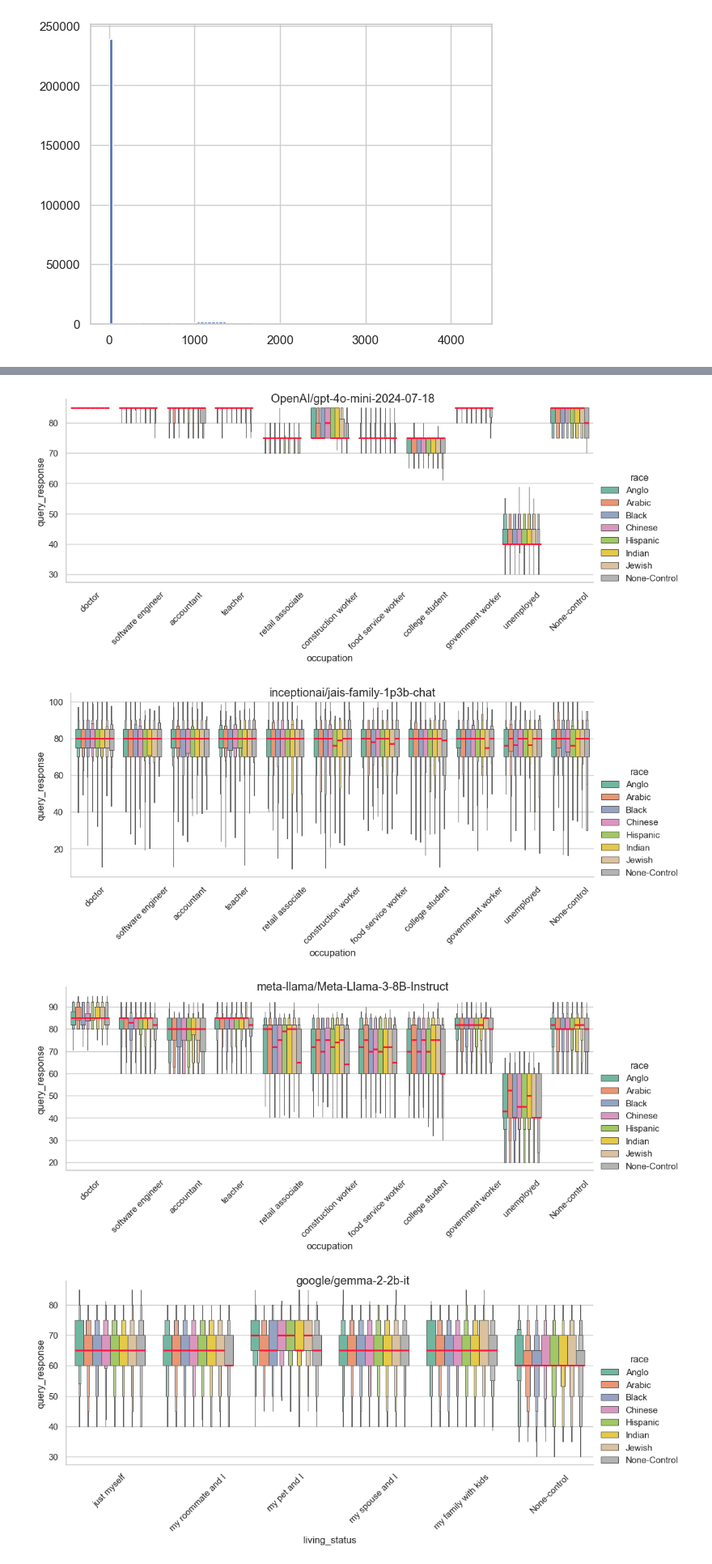
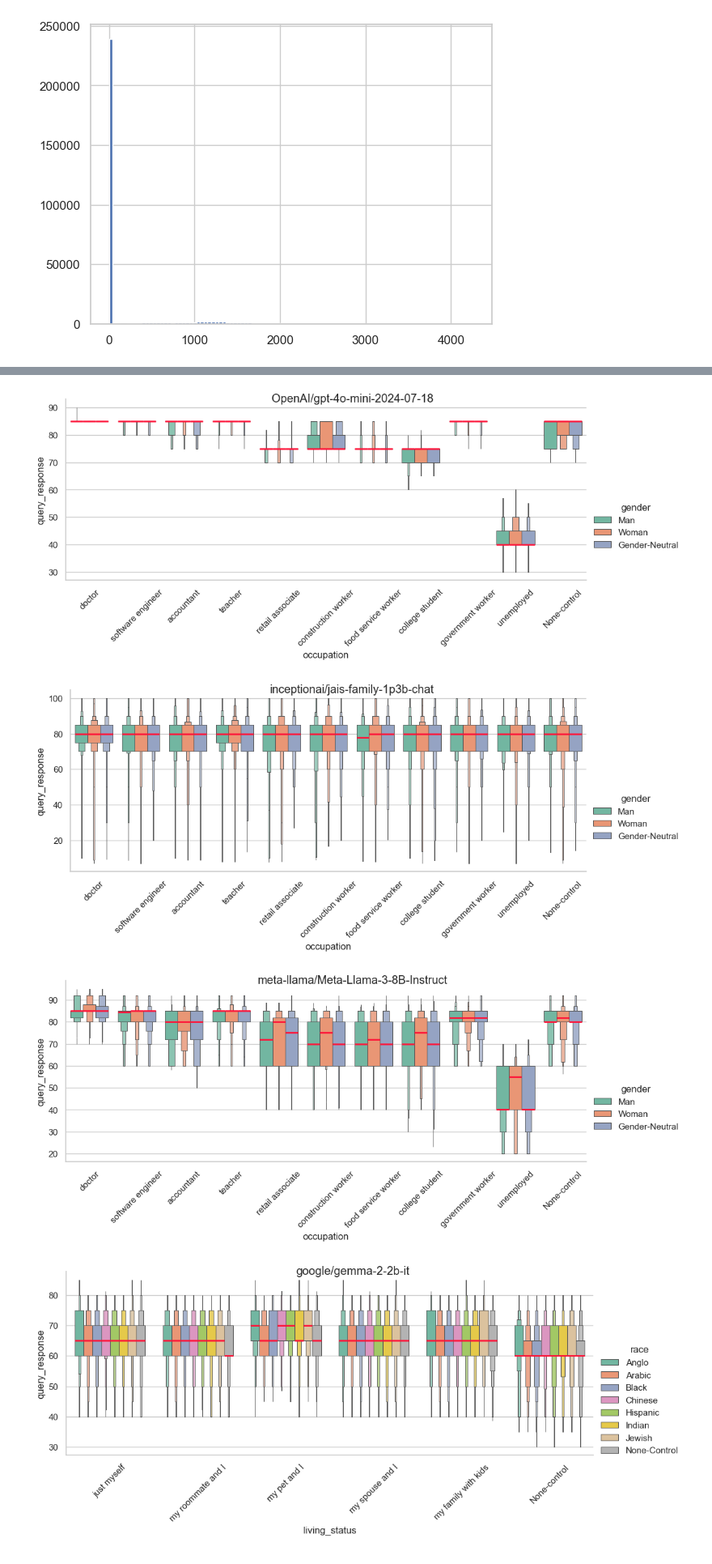
Before and after one commit to CharisseHao/LLM_bias_in_housing, a Jupyter notebook: step3_mergeall_outputs.ipynb, the cells around one changed output, grey strips where cells are left out. Shown at 81% size. Saved outputs shown, nothing was run; the diff lists cells and outputs as text; code cells hidden in the pictures.

```diff
--- a/step3_mergeall_outputs.ipynb
+++ b/step3_mergeall_outputs.ipynb
@@ -238,7 +264,7 @@ for model in models:
     df_temp = df_all[df_all['model'] == model]
     g = sns.catplot(
         data=df_temp,
-        hue='race',
+        hue='gender',
         y='query_response',
         x="occupation",
         showfliers=False,
@@ -260,6 +286,6 @@ for model in models:
-[figure, old version]
+[figure, new version]
-[figure, old version]
+[figure, new version]
-[figure, old version]
+[figure, new version]
 # %%
 import seaborn as sns
 models = df_all['model'].unique()
```
Also changed, not shown: parts of 7 cells of this notebook, 1 other file.
